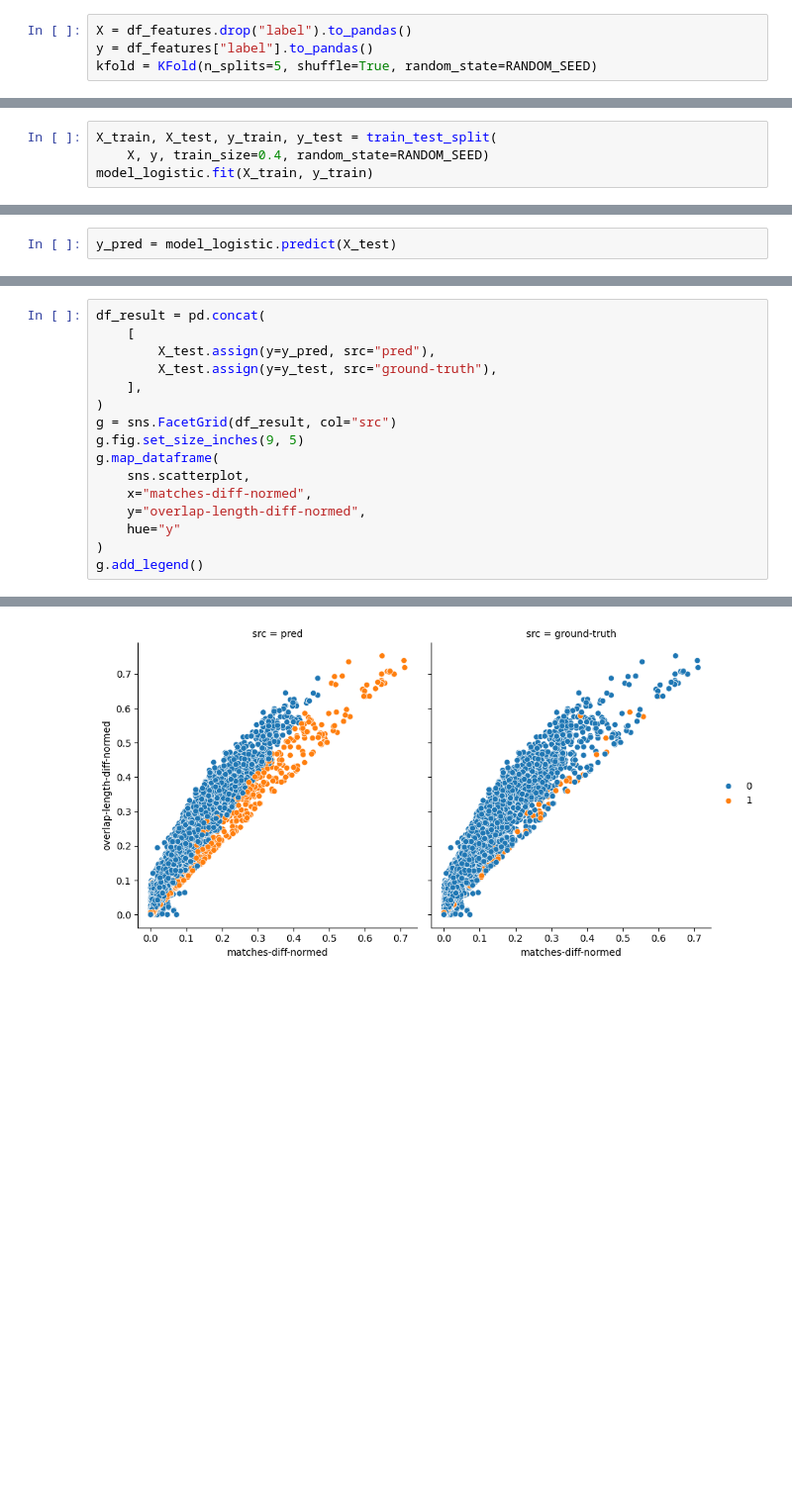
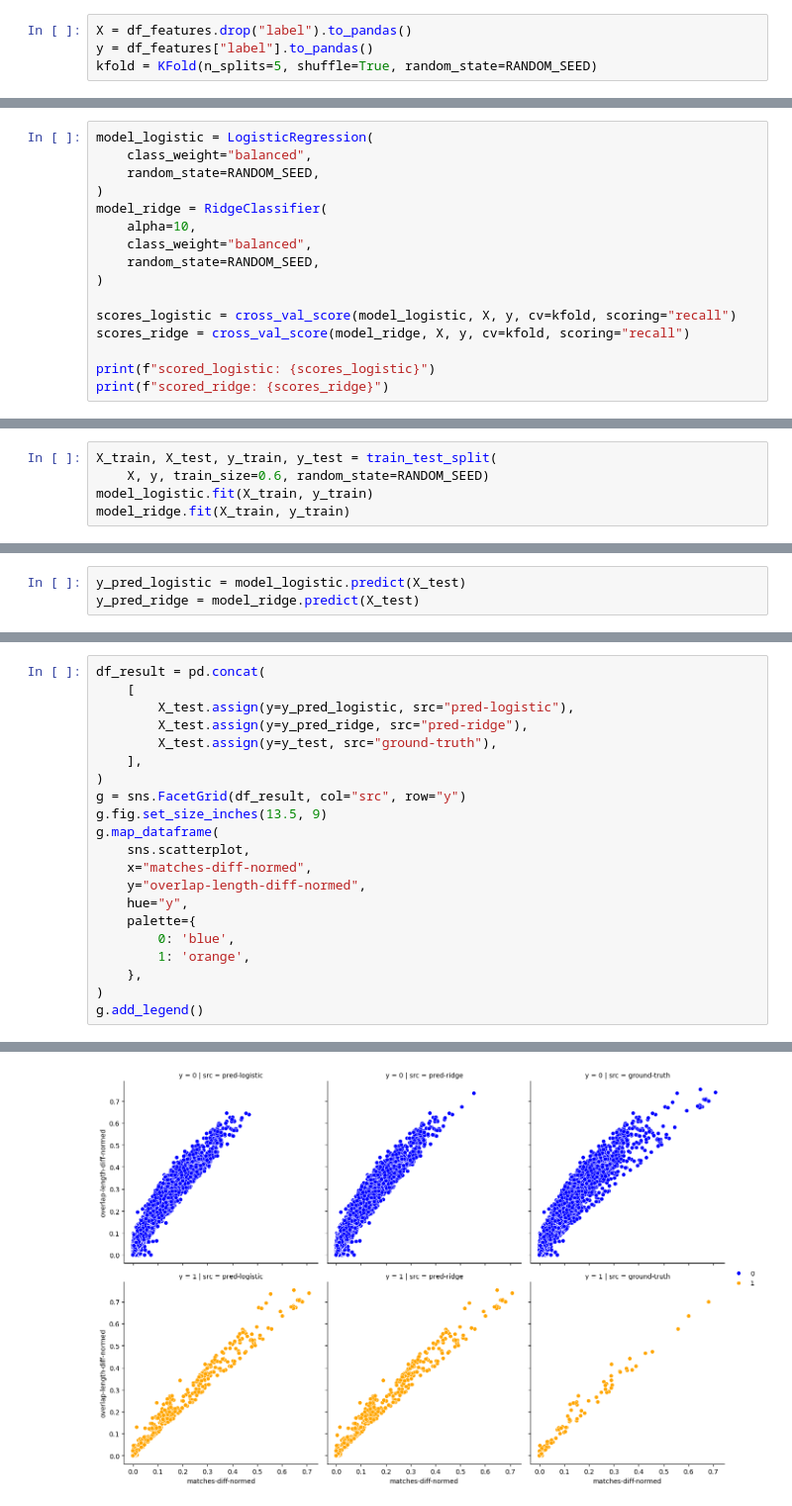
Before and after one commit to tbrekalo/tb-ram, a Jupyter notebook: scripts/notebooks/ovlp-chain-eval.ipynb, the cells around one changed output, grey strips where cells are left out. Shown at 99% size. Drawn from its saved outputs; the diff is of its cells as text; blank space fills up the shorter version.

Commit message:
recall: updated weights for logistic regression

```diff
--- a/scripts/notebooks/ovlp-chain-eval.ipynb
+++ b/scripts/notebooks/ovlp-chain-eval.ipynb
@@ -159,0 +142,16 @@ print(scores)
+# %%
+model_logistic = LogisticRegression(
+    class_weight="balanced",
+    random_state=RANDOM_SEED,
+)
+model_ridge = RidgeClassifier(
+    alpha=10,
+    class_weight="balanced",
+    random_state=RANDOM_SEED,
+)
+
+scores_logistic = cross_val_score(model_logistic, X, y, cv=kfold, scoring="recall")
+scores_ridge = cross_val_score(model_ridge, X, y, cv=kfold, scoring="recall")
+
+print(f"scored_logistic: {scores_logistic}")
+print(f"scored_ridge: {scores_ridge}")
@@ -160,5 +161,6 @@ print(scores)
 # %%
 X_train, X_test, y_train, y_test = train_test_split(
-    X, y, train_size=0.4, random_state=RANDOM_SEED)
+    X, y, train_size=0.6, random_state=RANDOM_SEED)
 model_logistic.fit(X_train, y_train)
+model_ridge.fit(X_train, y_train)
 # %% [output]
@@ -166,2 +168,3 @@ LogisticRegression(class_weight='balanced')
 # %%
-y_pred = model_logistic.predict(X_test)
+y_pred_logistic = model_logistic.predict(X_test)
+y_pred_ridge = model_ridge.predict(X_test)
@@ -179,20 +192,25 @@ weighted avg       0.97      0.71      0.81     51812
 # %%
 df_result = pd.concat(
     [
-        X_test.assign(y=y_pred, src="pred"),
+        X_test.assign(y=y_pred_logistic, src="pred-logistic"),
+        X_test.assign(y=y_pred_ridge, src="pred-ridge"),
         X_test.assign(y=y_test, src="ground-truth"),
     ],
 )
-g = sns.FacetGrid(df_result, col="src")
-g.fig.set_size_inches(9, 5)
+g = sns.FacetGrid(df_result, col="src", row="y")
+g.fig.set_size_inches(13.5, 9)
 g.map_dataframe(
     sns.scatterplot,
     x="matches-diff-normed",
     y="overlap-length-diff-normed",
-    hue="y"
+    hue="y",
+    palette={
+        0: 'blue',
+        1: 'orange',
+    },
 )
 g.add_legend()
 # %% [output]
 <seaborn.axisgrid.FacetGrid at 0x...>
-[figure, old version]
+[figure, new version]
 # %%
```
Also changed, not shown: parts of 8 cells of this notebook, 1 other file.
